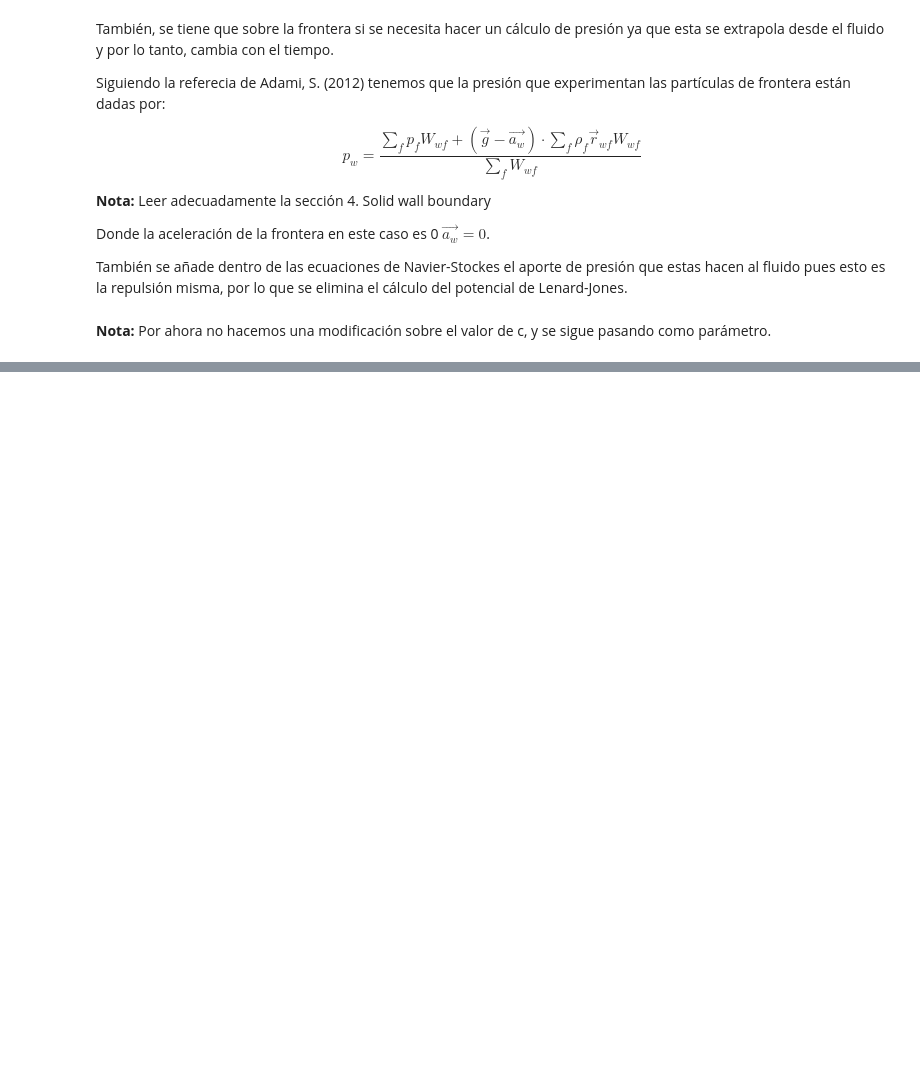
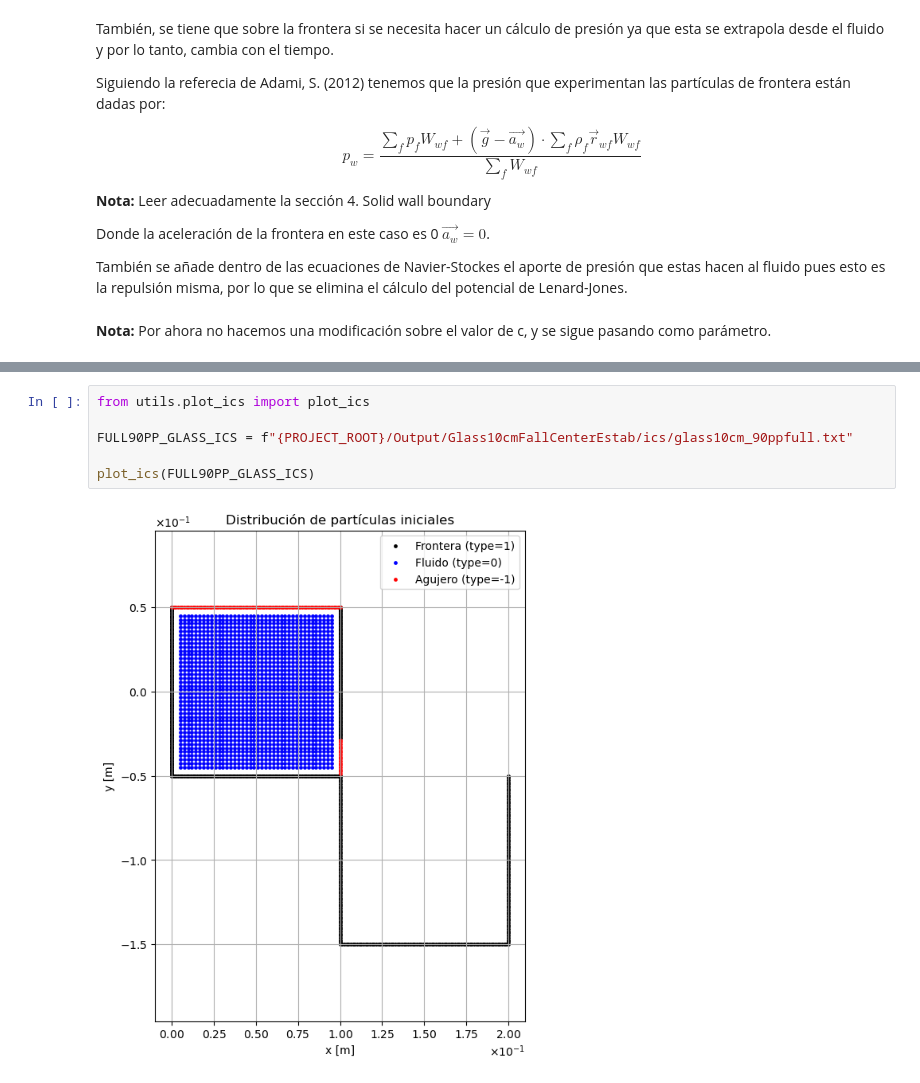
Before and after one commit to Hdavid1123/NeighboorsFloodSPH, a Jupyter notebook: Config/Reformuling_EOS_viscosity_params.ipynb, the cells around one changed output, grey strips where cells are left out. Saved outputs shown, nothing was run; the diff lists cells and outputs as text; blank space fills up the shorter version.

```diff
--- a/Config/Reformuling_EOS_viscosity_params.ipynb
+++ b/Config/Reformuling_EOS_viscosity_params.ipynb
@@ -96,0 +336,8 @@ También se añade dentro de las ecuaciones de Navier-Stockes el aporte de presi
+# %%
+from utils.plot_ics import plot_ics
+
+FULL90PP_GLASS_ICS = f"{PROJECT_ROOT}/Output/Glass10cmFallCenterEstab/ics/glass10cm_90ppfull.txt"
+
+plot_ics(FULL90PP_GLASS_ICS)
+# %% [output]
+[figure, added]
```
Also changed, not shown: parts of 24 cells of this notebook, 7 other files.
